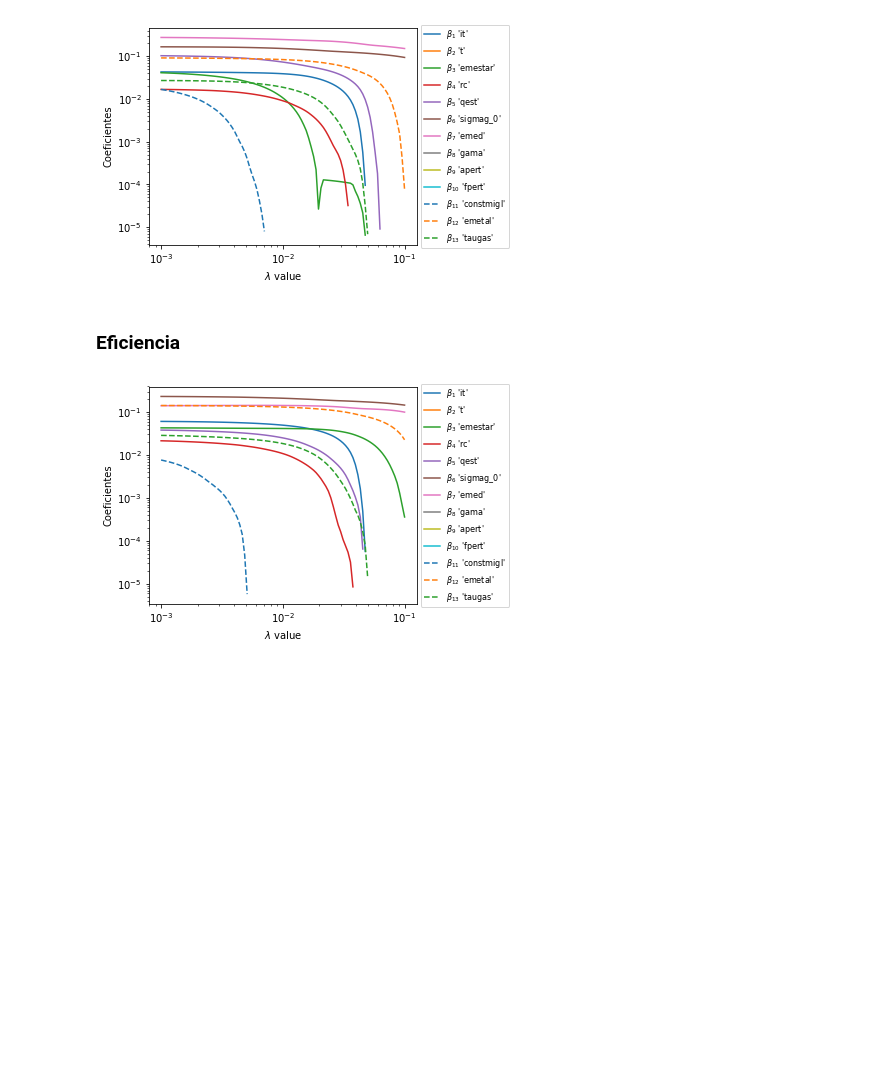
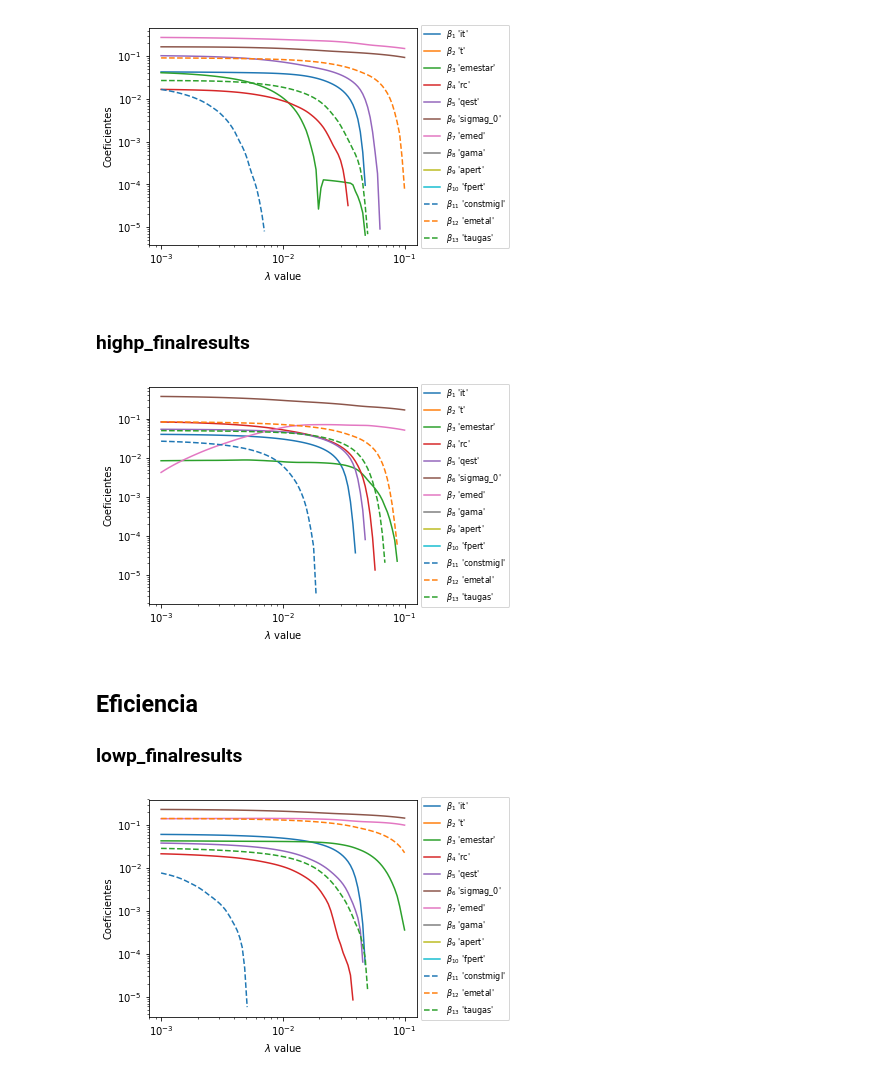
Before and after one commit to jsbarbosa/JuanBarbosa_Tarea3, a Jupyter notebook: Unify.ipynb, the cells around one changed output. Cells and saved outputs as stored; diff of their text form; code cells hidden in the pictures; blank space fills up the shorter version.

```diff
--- a/Unify.ipynb
+++ b/Unify.ipynb
@@ -131,8 +146,16 @@ fig, ax = plot(multiple_lasso_testing(low_complete, 1, 100))
 fig
 # %% [output]
 [figure]
+# %% [markdown]
+### highp_finalresults
+# %%
+fig, ax = plot(multiple_lasso_testing(high_complete, 1, 100))
+fig
+# %% [output]
+[figure, added]
 # %% [markdown]
-### Eficiencia
+## Eficiencia
+### lowp_finalresults
 # %%
 fig, ax = plot(multiple_lasso_testing(low_complete, 2, 100))
 fig
```
Also changed, not shown: parts of 11 cells of this notebook.
